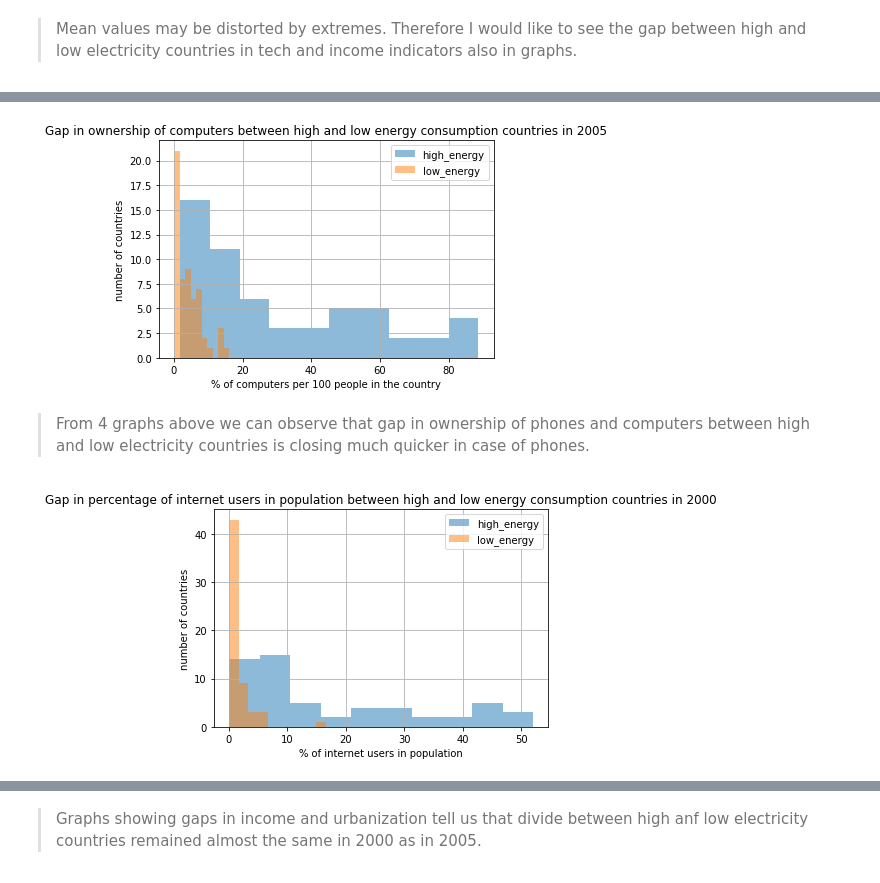
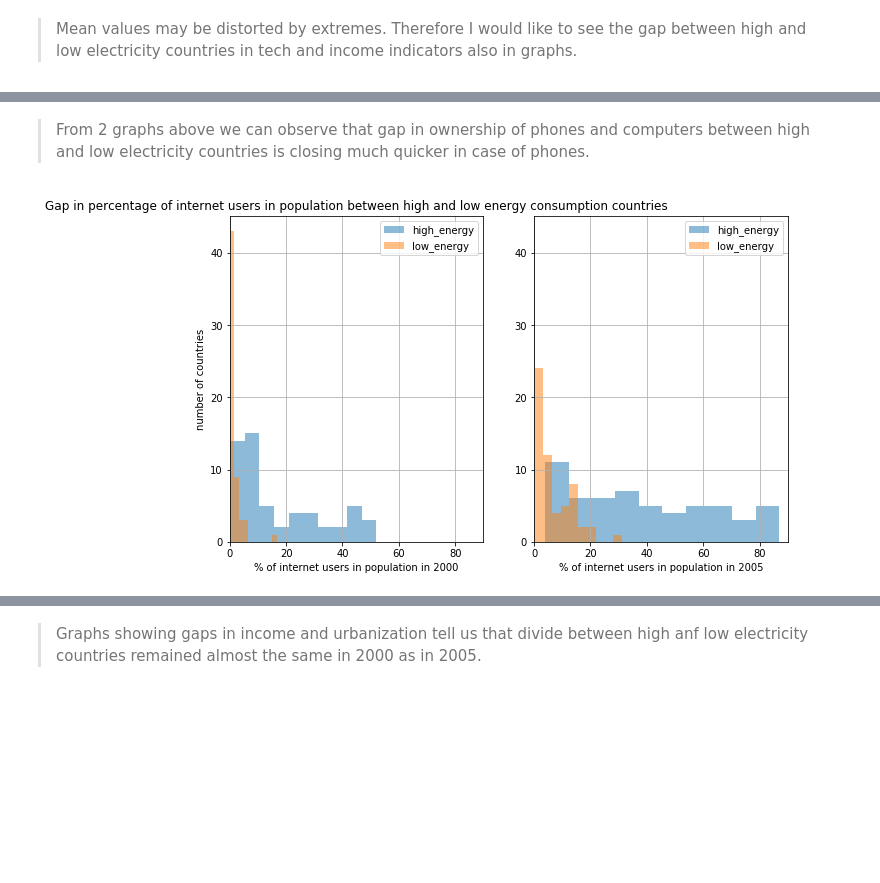
Before and after one commit to Kamila-Hamalcikova/Different-electricity-consumption-in-different-regions, a Jupyter notebook: Electricity consumption in different regions of the world.ipynb, the cells around one changed output, grey strips where cells are left out. Cells and saved outputs as stored; diff of their text form; code cells hidden in the pictures; blank space fills up the shorter version.

```diff
--- a/Electricity consumption in different regions of the world.ipynb
+++ b/Electricity consumption in different regions of the world.ipynb
@@ -777,20 +782,23 @@ plt.ylabel('number of countries');
-# %%
-high_energy_2005['2005_comp'].hist(alpha = 0.5, label='high_energy')
-low_energy_2005['2005_comp'].hist(alpha = 0.5, label='low_energy')
-plt.legend()
-plt.title('Gap in ownership of computers between high and low energy consumption countries in 2005')
-plt.xlabel('% of computers per 100 people in the country')
-plt.ylabel('number of countries');
-# %% [output]
-[figure, removed]
 # %% [markdown]
-> From 4 graphs above we can observe that gap in ownership of phones and computers between high and low electricity countries is closing much quicker in case of phones.
+> From 2 graphs above we can observe that gap in ownership of phones and computers between high and low electricity countries is closing much quicker in case of phones.
 # %%
+plt.figure(figsize=(10, 6))
+
+ax1 = plt.subplot(1, 2, 1)
 high_energy_2000['2000_int'].hist(alpha = 0.5, label='high_energy')
 low_energy_2000['2000_int'].hist(alpha = 0.5, label='low_energy')
+plt.xlim(0, 90)
 plt.legend()
-plt.title('Gap in percentage of internet users in population between high and low energy consumption countries in 2000')
-plt.xlabel('% of internet users in population')
+plt.title('Gap in percentage of internet users in population between high and low energy consumption countries')
+plt.xlabel('% of internet users in population in 2000')
 plt.ylabel('number of countries');
+
+
+ax2 = plt.subplot(1, 2, 2, sharey=ax1)
+high_energy_2005['2005_int'].hist(alpha = 0.5, label='high_energy')
+low_energy_2005['2005_int'].hist(alpha = 0.5, label='low_energy')
+plt.xlim(0, 90)
+plt.xlabel('% of internet users in population in 2005')
+plt.legend();
 # %% [output]
-[figure, old version]
+[figure, new version]
```
Also changed, not shown: parts of 15 cells of this notebook.
